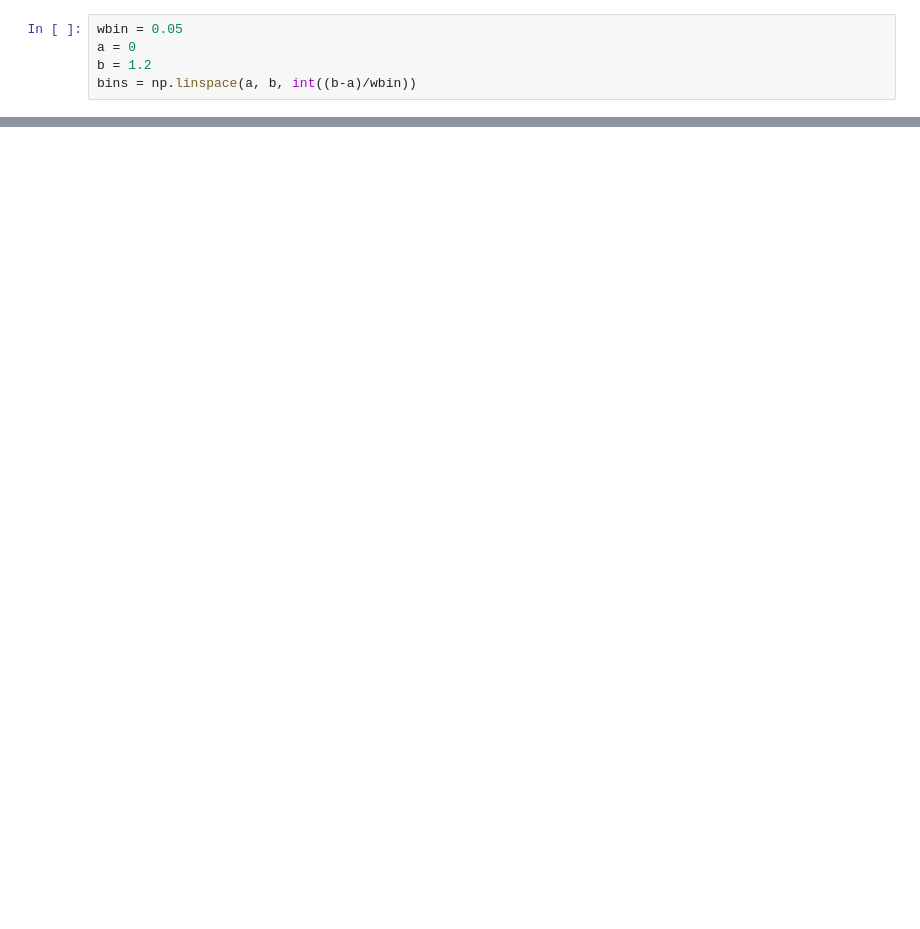
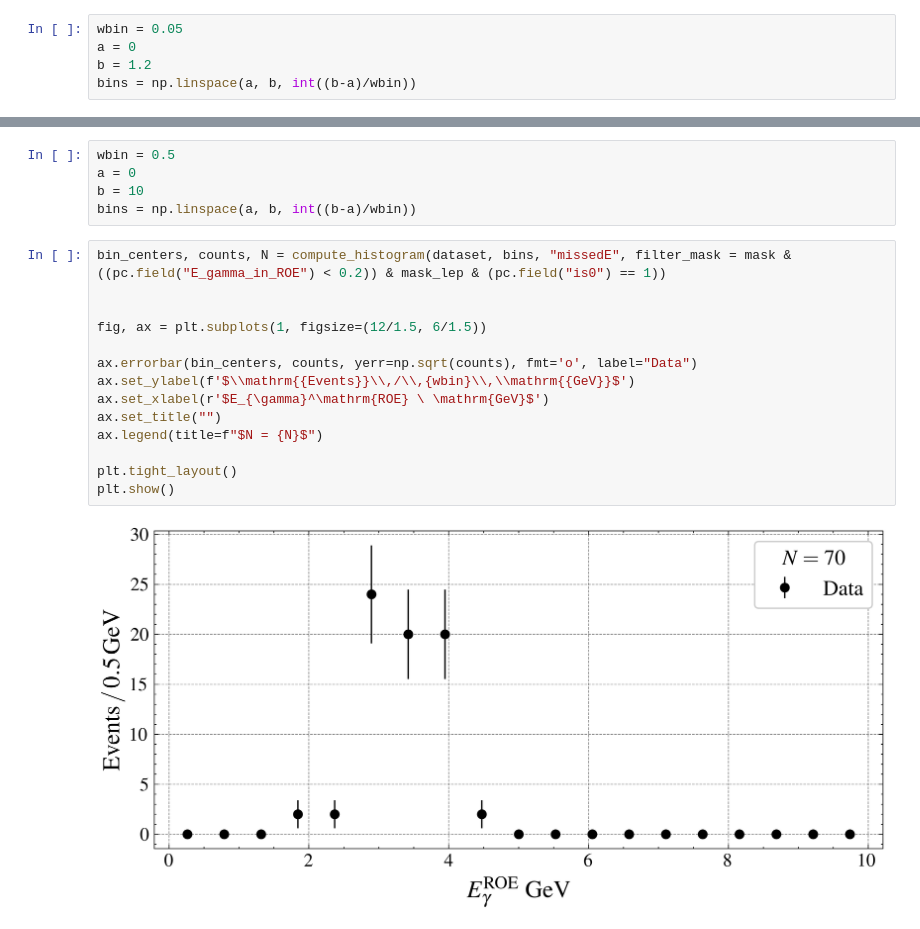
Before and after one commit to Clai101/Bs_tautau_an, a Jupyter notebook: MC_bg.ipynb, the cells around one changed output, grey strips where cells are left out. Drawn from its saved outputs; the diff is of its cells as text; blank space fills up the shorter version.

```diff
--- a/MC_bg.ipynb
+++ b/MC_bg.ipynb
@@ -414,0 +195,21 @@ for nu_sum, pairs in grouped_pairs.items():
+# %%
+wbin = 0.5
+a = 0
+b = 10
+bins = np.linspace(a, b, int((b-a)/wbin))
+# %%
+bin_centers, counts, N = compute_histogram(dataset, bins, "missedE", filter_mask = mask & ((pc.field("E_gamma_in_ROE") < 0.2)) & mask_lep & (pc.field("is0") == 1))
+
+
+fig, ax = plt.subplots(1, figsize=(12/1.5, 6/1.5))
+
+ax.errorbar(bin_centers, counts, yerr=np.sqrt(counts), fmt='o', label="Data")
+ax.set_ylabel(f'$\\mathrm{{Events}}\\,/\\,{wbin}\\,\\mathrm{{GeV}}$')
+ax.set_xlabel(r'$E_{\gamma}^\mathrm{ROE} \ \mathrm{GeV}$')
+ax.set_title("")
+ax.legend(title=f"$N = {N}$")
+
+plt.tight_layout()
+plt.show()
+# %% [output]
+[figure, added]
```
Also changed, not shown: parts of 31 cells of this notebook, 3 other files.
